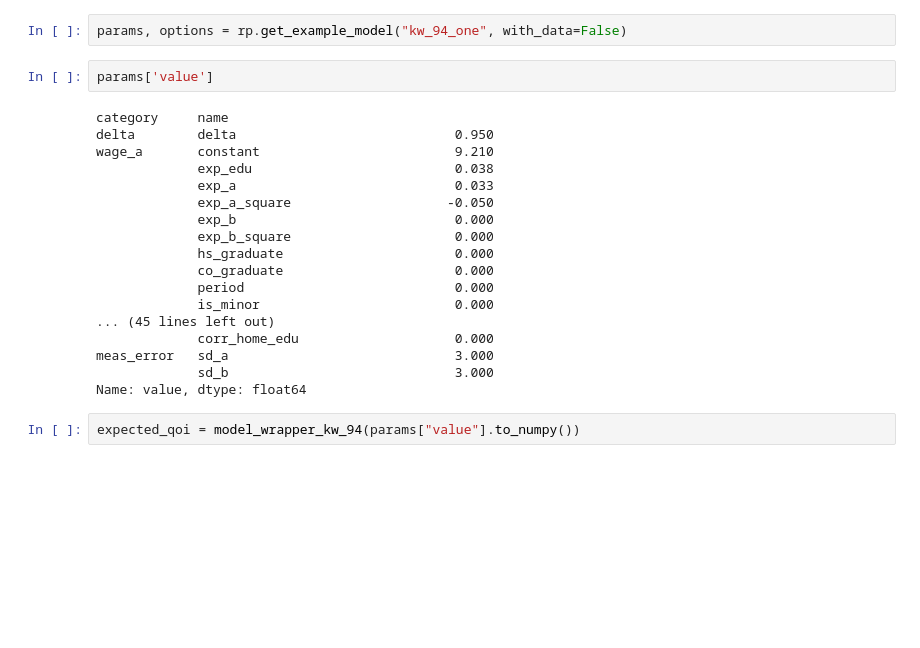
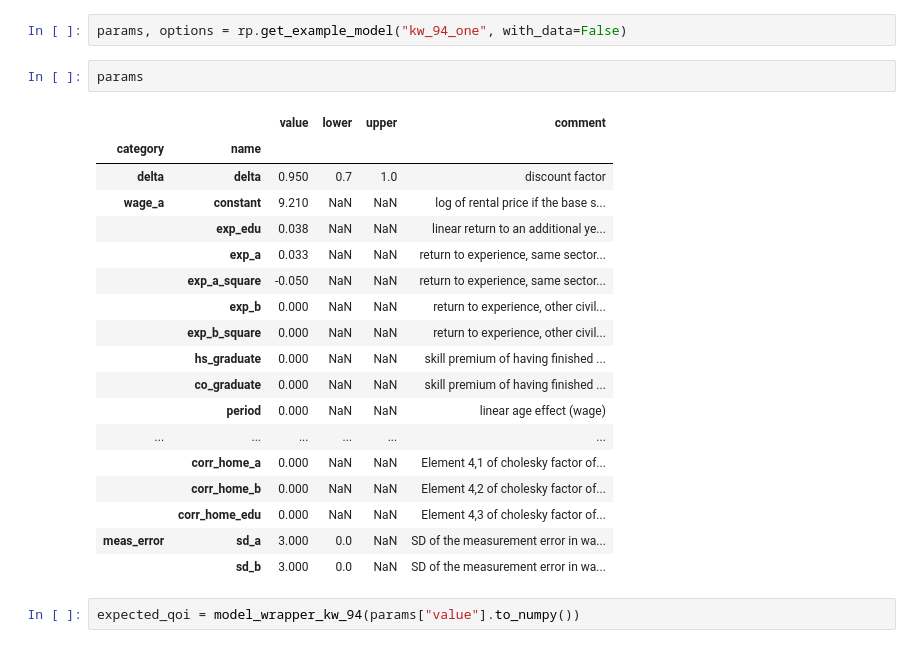
Before and after one commit to fagan2888/numerical-toolbox-uncertainty-quantification, a Jupyter notebook: uncertainty-quantification/sandbox.ipynb, the cells around one changed output. Cells and saved outputs as stored; diff of their text form; blank space fills up the shorter version.

```diff
--- a/uncertainty-quantification/sandbox.ipynb
+++ b/uncertainty-quantification/sandbox.ipynb
@@ -14,25 +14,26 @@ from python.convergence_plot import convergence_plot
 # %%
 params, options = rp.get_example_model("kw_94_one", with_data=False)
 # %%
-params['value']
+params
 # %% [output]
-category     name
-delta        delta                            0.950
-wage_a       constant                         9.210
-             exp_edu                          0.038
-             exp_a                            0.033
-             exp_a_square                    -0.050
-             exp_b                            0.000
-             exp_b_square                     0.000
-             hs_graduate                      0.000
-             co_graduate                      0.000
-             period                           0.000
-             is_minor                         0.000
-... (45 lines left out)
-             corr_home_edu                    0.000
-meas_error   sd_a                             3.000
-             sd_b                             3.000
-Name: value, dtype: float64
+|  |  | value | lower | upper | comment |
+| category | name |  |  |  |  |
+| delta | delta | 0.950 | 0.7 | 1.0 | discount factor |
+| wage_a | constant | 9.210 | NaN | NaN | log of rental price if the base s... |
+|  | exp_edu | 0.038 | NaN | NaN | linear return to an additional ye... |
+|  | exp_a | 0.033 | NaN | NaN | return to experience, same sector... |
+|  | exp_a_square | -0.050 | NaN | NaN | return to experience, same sector... |
+|  | exp_b | 0.000 | NaN | NaN | return to experience, other civil... |
+|  | exp_b_square | 0.000 | NaN | NaN | return to experience, other civil... |
+|  | hs_graduate | 0.000 | NaN | NaN | skill premium of having finished ... |
+|  | co_graduate | 0.000 | NaN | NaN | skill premium of having finished ... |
+|  | period | 0.000 | NaN | NaN | linear age effect (wage) |
+| ... | ... | ... | ... | ... | ... |
+|  | corr_home_a | 0.000 | NaN | NaN | Element 4,1 of cholesky factor of... |
+|  | corr_home_b | 0.000 | NaN | NaN | Element 4,2 of cholesky factor of... |
+|  | corr_home_edu | 0.000 | NaN | NaN | Element 4,3 of cholesky factor of... |
+| meas_error | sd_a | 3.000 | 0.0 | NaN | SD of the measurement error in wa... |
+|  | sd_b | 3.000 | 0.0 | NaN | SD of the measurement error in wa... |
 # %%
 expected_qoi = model_wrapper_kw_94(params["value"].to_numpy())
 # %%
```
Also changed, not shown: 1 other file.
